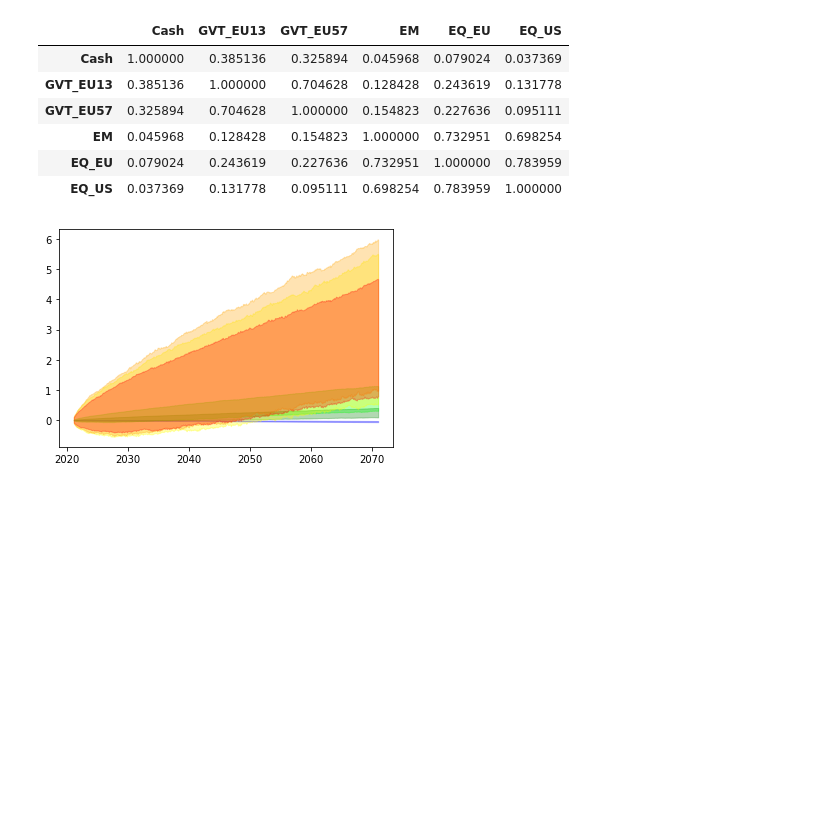
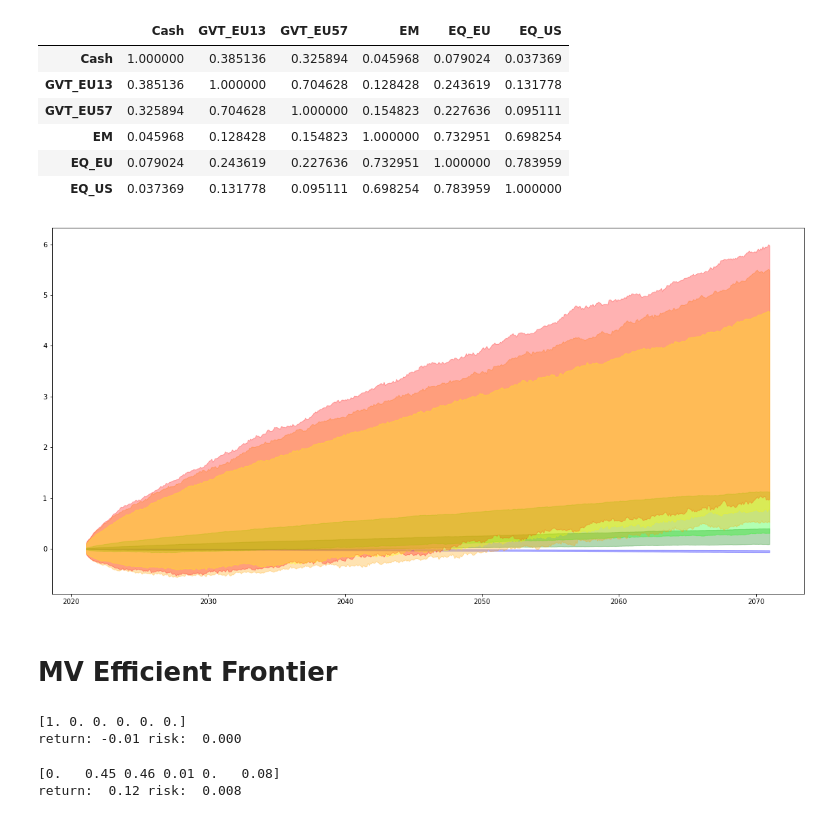
Before and after one commit to mazzolenifsimone/goal-based-investing, a Jupyter notebook: ETF_GBM Sampler.ipynb, the cells around one changed output. Drawn from its saved outputs; the diff is of its cells as text; code cells hidden in the pictures; blank space fills up the shorter version.

Commit message:
add efficient frontier information

```diff
--- a/ETF_GBM Sampler.ipynb
+++ b/ETF_GBM Sampler.ipynb
@@ -232,9 +232,12 @@ perc_95 = Cum_return.groupby("Date").quantile(0.95)
 perc_50 = Cum_return.groupby("Date").quantile(0.50)
 perc_05 = Cum_return.groupby("Date").quantile(0.05)
 # %%
-colormap = {P[0]:"blue", P[1]:"green", P[2]:"lime", P[3]:"yellow", P[4]:"orange", P[5]:"red"}
+colormap = {P[0]:"blue", P[1]:"green", P[2]:"lime", P[3]:"orange", P[4]:"red", P[5]:"yellow"}
+plt.figure(figsize=(20,10))
 for p in P:
     plt.fill_between(perc_95.loc[perc_95.index < np.datetime64("2071-01-01")].index,perc_95.loc[perc_95.index < np.datetime64("2071-01-01"), p].to_numpy(),perc_05.loc[perc_05.index < np.datetime64("2071-01-01"), p].to_numpy(),alpha = 0.3, color = colormap[p])
 plt.show()
 # %% [output]
-[figure, old version]
+[figure, new version]
+# %% [markdown]
+# MV Efficient Frontier
@@ -240,0 +267,39 @@ plt.show()
+# %%
+# All weights, of course, must be between 0 and 1. Thus we set 0 and 1 as the boundaries.
+from scipy.optimize import Bounds
+bounds = Bounds(0, 1)
+
+# The second boundary is the sum of weights.
+from scipy.optimize import LinearConstraint
+linear_constraint = LinearConstraint(np.ones((GBM_analysis[P].shape[1],), dtype=int),1,1)
+
+# Find a portfolio with the minimum risk.
+from scipy.optimize import minimize
+#Create x0, the first guess at the values of each stock's weight.
+weights = np.ones(GBM_analysis[P].shape[1])
+x0 = weights/np.sum(weights)
+#Define a function to calculate volatility
+fun1 = lambda w: np.sqrt(np.dot(w,np.dot(w,covar)))
+res = minimize(fun1,x0,method='trust-constr',constraints = linear_constraint,bounds = bounds)
+
+#These are the weights of the stocks in the portfolio with the lowest level of risk possible.
+w_min = res.x
+
+np.set_printoptions(suppress = True, precision=2)
+print(w_min)
+print('return: % .2f'% (ret(r,w_min)*100), 'risk: % .3f'% vol(w_min,covar))
+# %% [output]
+[1. 0. 0. 0. 0. 0.]
+return: -0.01 risk:  0.000
+# %%
+#Define 1/Sharpe_ratio
+fun2 = lambda w: np.sqrt(np.dot(w,np.dot(w,covar)))/r.dot(w)
+res_sharpe = minimize(fun2,x0,method='trust-constr',constraints = linear_constraint,bounds = bounds)
+
+#These are the weights of the stocks in the portfolio with the highest Sharpe ratio.
+w_sharpe = res_sharpe.x
+print(w_sharpe)
+print('return: % .2f'% (ret(r,w_sharpe)*100), 'risk: % .3f'% vol(w_sharpe,covar))
+# %% [output]
+[0.   0.45 0.46 0.01 0.   0.08]
+return:  0.12 risk:  0.008
```
Also changed, not shown: parts of 9 cells of this notebook, 3 other files.
